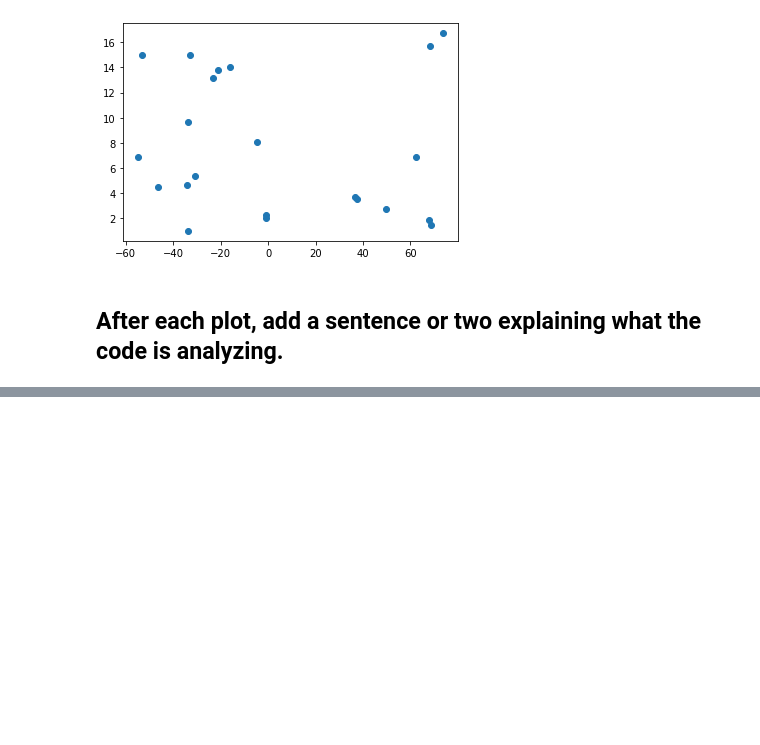
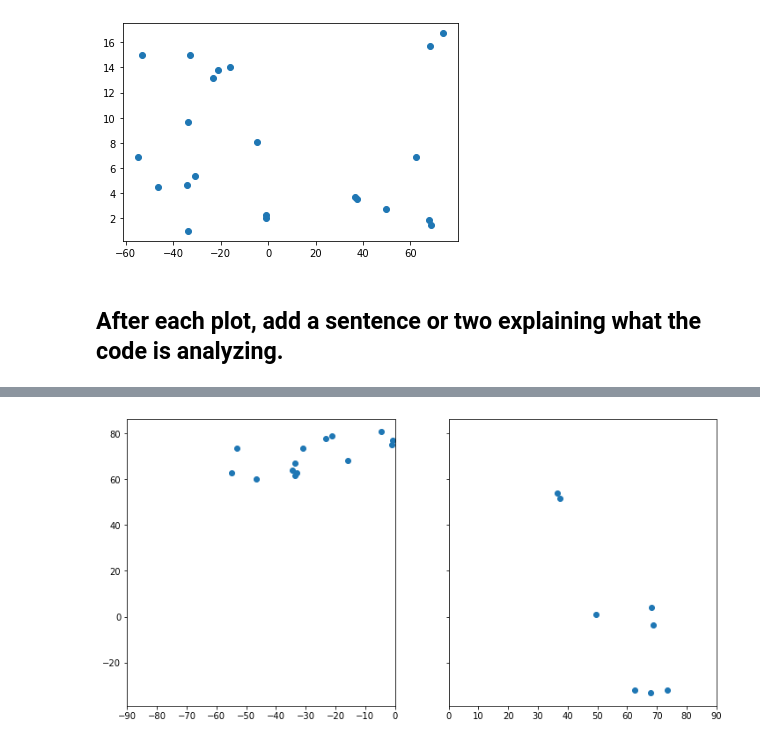
Before and after one commit to swdrich/python-api-challenge, a Jupyter notebook: WeatherPy/WeatherPy.ipynb, the cells around one changed output, grey strips where cells are left out. Saved outputs shown, nothing was run; the diff lists cells and outputs as text; code cells hidden in the pictures; blank space fills up the shorter version.

Commit message:
Generated basic scatter plots for hemisphere data.

```diff
--- a/WeatherPy/WeatherPy.ipynb
+++ b/WeatherPy/WeatherPy.ipynb
@@ -337,8 +337,19 @@ weather_south_df
 # %%
 # Northern Hemisphere - Temperature (F) vs. Latitude
 # Southern Hemisphere - Temperature (F) vs. Latitude
 
-fig, (ax1, ax2) = plt.subplots(1, 2)
-fig.suptitle('Horizontally stacked subplots')
-ax1.plot(x, y)
-ax2.plot(x, -y)
+xn = weather_north_df["Latitude"]
+yn = weather_north_df["Temperature (F)"]
+
+xs = weather_south_df["Latitude"]
+ys = weather_south_df["Temperature (F)"]
+
+fig, (ax1, ax2) = plt.subplots(1, 2, sharey=True, figsize=(12,6))
+fig.suptitle('')
+ax1.scatter(xs, ys)
+ax1.set_xlim(left=-90, right=0)
+ax2.scatter(xn, yn)
+ax2.set_xlim(left=0, right=90)
+plt.show()
+# %% [output]
+[figure, added]
```
Also changed, not shown: parts of 4 cells of this notebook.
